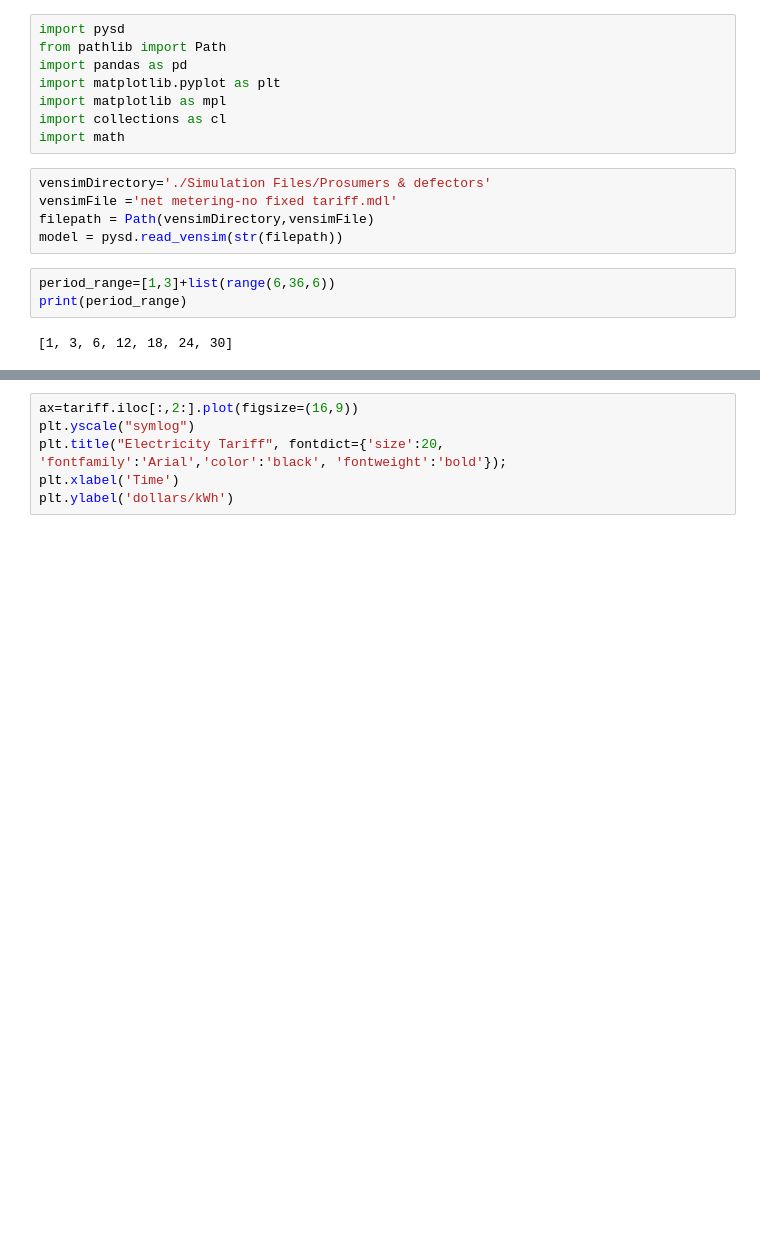
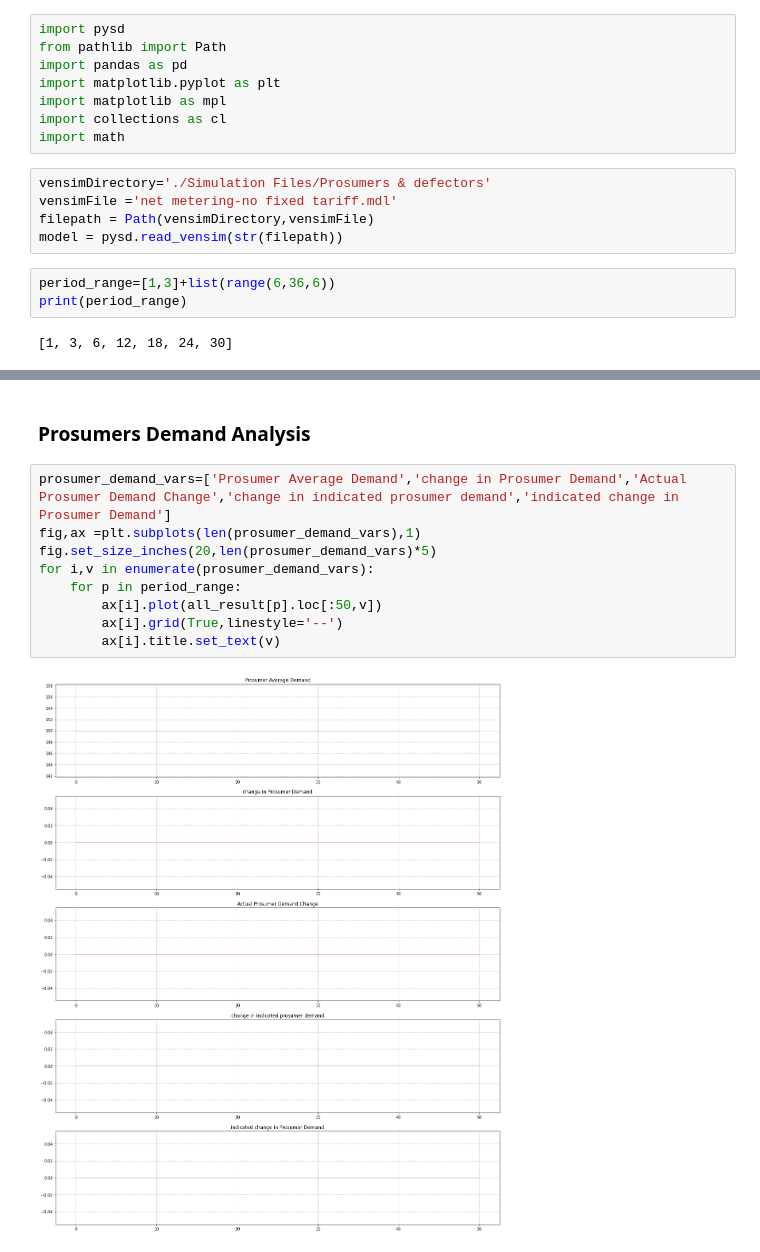
Before and after one commit to barazesh/Phd-Codes, a Jupyter notebook: initial playbook.ipynb, the cells around one changed output, grey strips where cells are left out. Cells and saved outputs as stored; diff of their text form; blank space fills up the shorter version.

```diff
--- a/initial playbook.ipynb
+++ b/initial playbook.ipynb
@@ -54,6 +75,13 @@ plt.show()
-# %%
-ax=tariff.iloc[:,2:].plot(figsize=(16,9))
-plt.yscale("symlog")
-plt.title("Electricity Tariff", fontdict={'size':20, 'fontfamily':'Arial','color':'black', 'fontweight':'bold'});
-plt.xlabel('Time')
-plt.ylabel('dollars/kWh')
+# %% [markdown]
+### Prosumers Demand Analysis
+# %%
+prosumer_demand_vars=['Prosumer Average Demand','change in Prosumer Demand','Actual Prosumer Demand Change','change in indicated prosumer demand','indicated change in Prosumer Demand']
+fig,ax =plt.subplots(len(prosumer_demand_vars),1)
+fig.set_size_inches(20,len(prosumer_demand_vars)*5)
+for i,v in enumerate(prosumer_demand_vars):
+    for p in period_range:
+        ax[i].plot(all_result[p].loc[:50,v])
+        ax[i].grid(True,linestyle='--')
+        ax[i].title.set_text(v)
+# %% [output]
+[figure, added]
```
Also changed, not shown: parts of 14 cells of this notebook, 5 other files.
